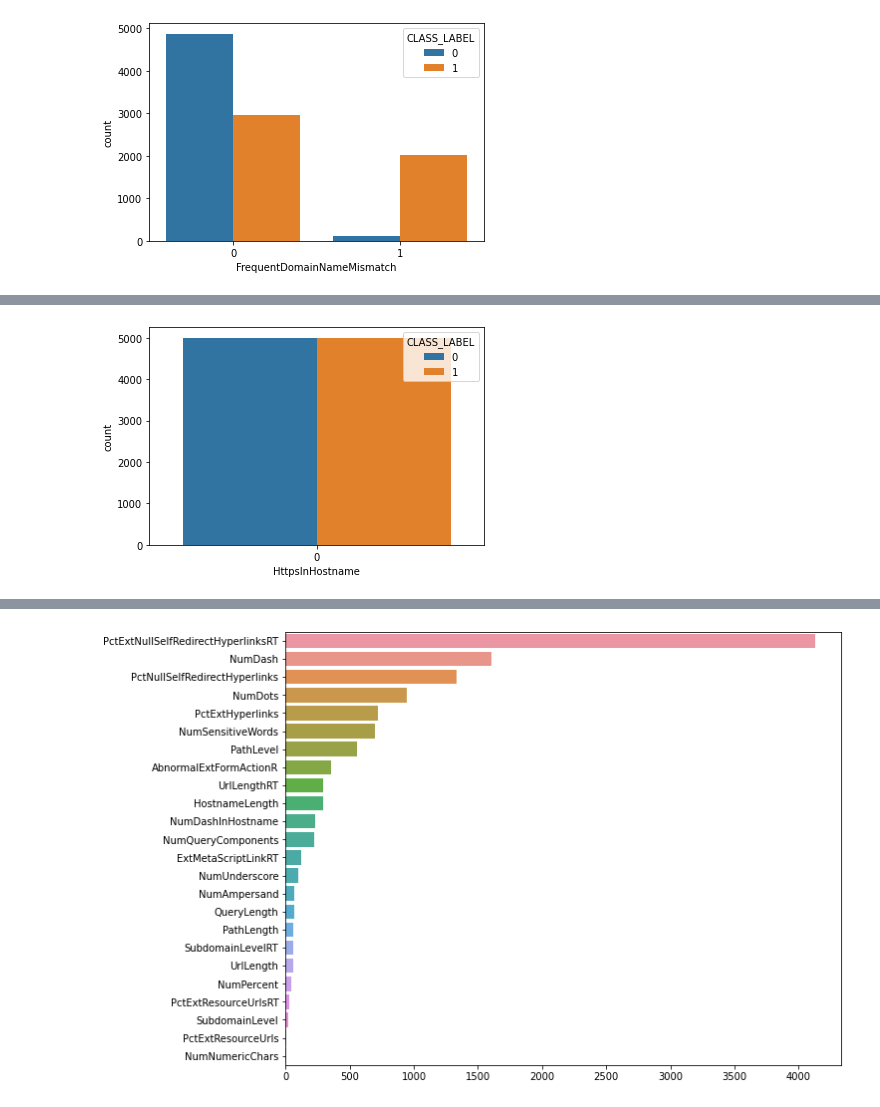
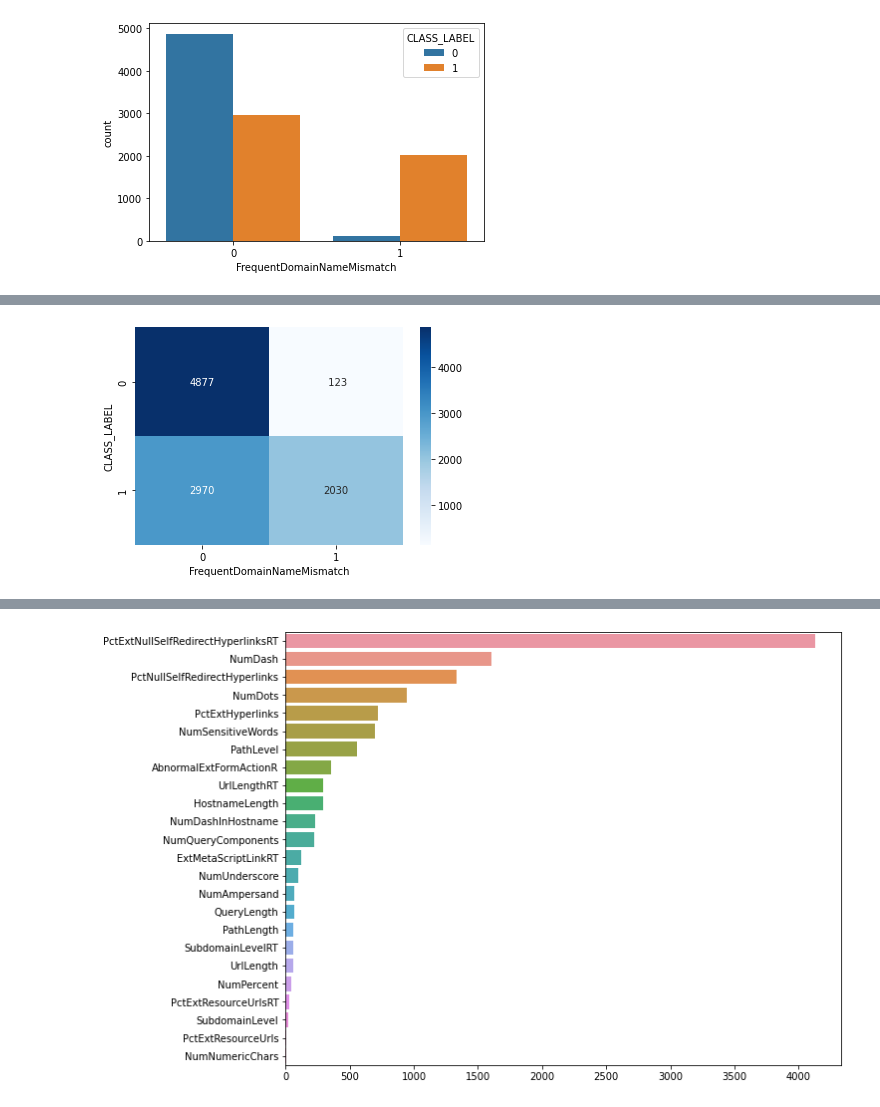
Before and after one commit to arj7192/fight_fraud_with_machine_learning, a Jupyter notebook: Chapter03/data_analysis.ipynb, the cells around one changed output, grey strips where cells are left out. Saved outputs shown, nothing was run; the diff lists cells and outputs as text; code cells hidden in the pictures.

```diff
--- a/Chapter03/data_analysis.ipynb
+++ b/Chapter03/data_analysis.ipynb
@@ -85,4 +81,7 @@ sns.countplot(data=df, x="SubmitInfoToEmail", hue="CLASS_LABEL");
-# %%
-sns.countplot(data=df, x="HttpsInHostname", hue="CLASS_LABEL");
-# %% [output]
-[figure, removed]
+# %%
+from sklearn.metrics import confusion_matrix
+cf_matrix = confusion_matrix(df.CLASS_LABEL, df.FrequentDomainNameMismatch)
+ax = sns.heatmap(cf_matrix, annot=True, fmt='4d', cmap='Blues')
+ax.set(ylabel='CLASS_LABEL', xlabel='FrequentDomainNameMismatch');
+# %% [output]
+[figure, added]
```
Also changed, not shown: parts of 10 cells of this notebook, 1 other file.
